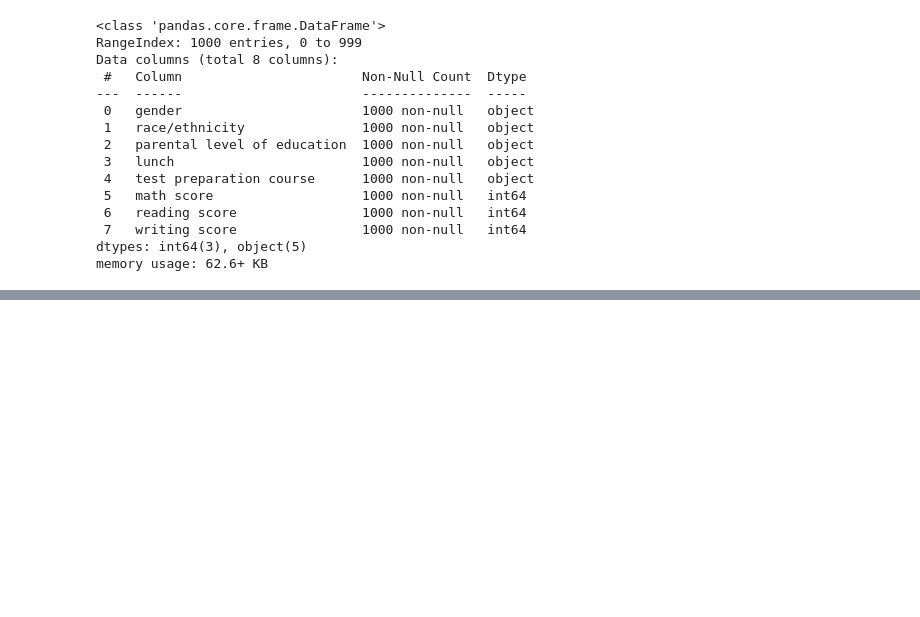
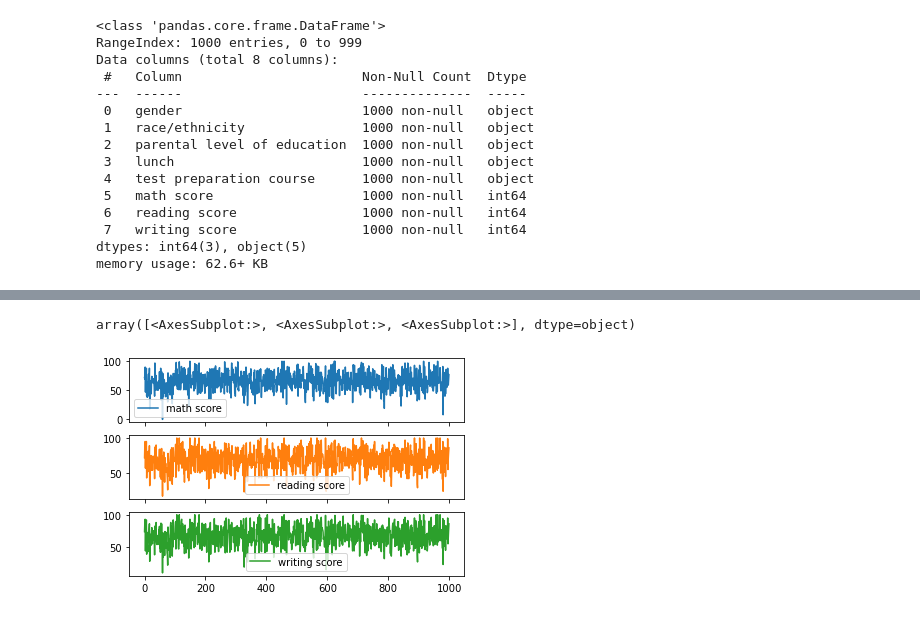
Before and after one commit to SaeifEdd/Math-score-prediction, a Jupyter notebook: Untitled.ipynb, the cells around one changed output, grey strips where cells are left out. Drawn from its saved outputs; the diff is of its cells as text; code cells hidden in the pictures; blank space fills up the shorter version.

```diff
--- a/Untitled.ipynb
+++ b/Untitled.ipynb
@@ -67 +86,7 @@ array(['standard', 'free/reduced'], dtype=object)
+# %%
+copy_df = data.loc[:, ['math score' , 'reading score', 'writing score']]
+copy_df.plot(subplots = True)
+# %% [output]
+array([<AxesSubplot:>, <AxesSubplot:>, <AxesSubplot:>], dtype=object)
+[figure, added]
 # %%
```
Also changed, not shown: parts of 28 cells of this notebook.
